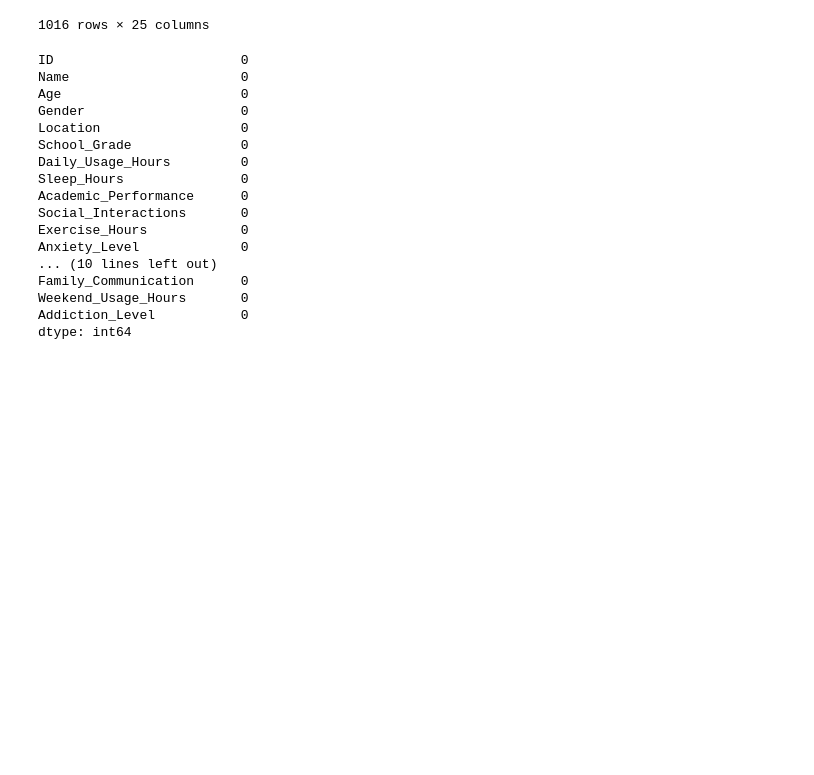
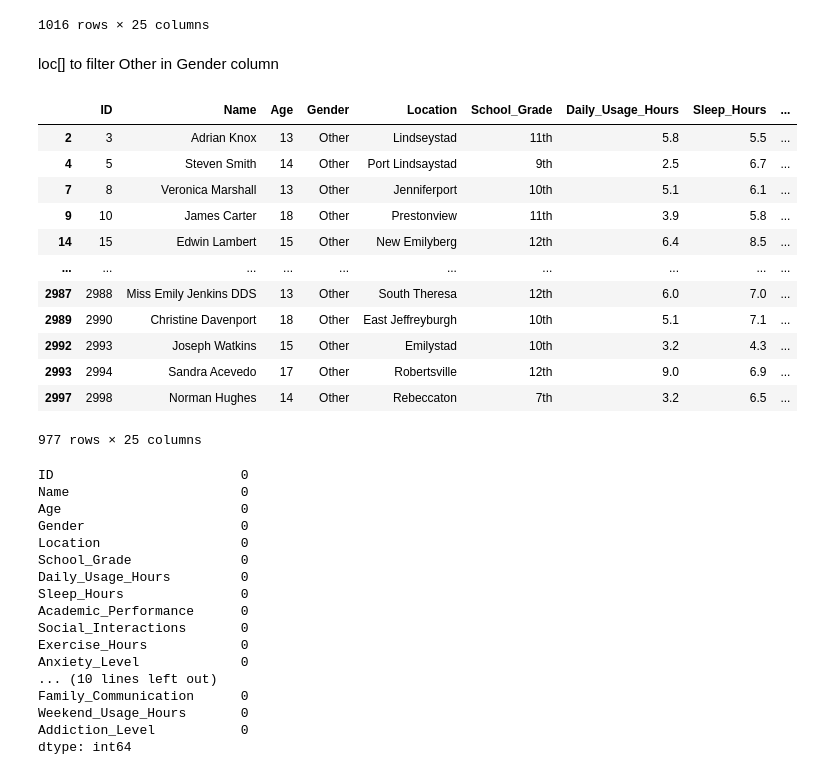
Before and after one commit to shivahari04/smartphone_addiction_analysis, a Jupyter notebook: Notebook/screen_addiction.ipynb, the cells around one changed output. Cells and saved outputs as stored; diff of their text form; code cells hidden in the pictures; blank space fills up the shorter version.

```diff
--- a/Notebook/screen_addiction.ipynb
+++ b/Notebook/screen_addiction.ipynb
@@ -121,6 +175,24 @@ df.loc[(df['Gender'] == 'Male')]
 | 2991 | 2992 | Christina Davila | 16 | Male | Heatherfurt | 11th | 6.3 | 5.7 | ... |
 | 2999 | 3000 | Curtis Johnson | 17 | Male | Lake Alexander | 10th | 3.5 | 6.9 | ... |
 1016 rows × 25 columns
+# %% [markdown]
+loc[] to filter Other in Gender column
+# %%
+df.loc[(df['Gender'] == 'Other')]
+# %% [output]
+|  | ID | Name | Age | Gender | Location | School_Grade | Daily_Usage_Hours | Sleep_Hours | ... |
+| 2 | 3 | Adrian Knox | 13 | Other | Lindseystad | 11th | 5.8 | 5.5 | ... |
+| 4 | 5 | Steven Smith | 14 | Other | Port Lindsaystad | 9th | 2.5 | 6.7 | ... |
+| 7 | 8 | Veronica Marshall | 13 | Other | Jenniferport | 10th | 5.1 | 6.1 | ... |
+| 9 | 10 | James Carter | 18 | Other | Prestonview | 11th | 3.9 | 5.8 | ... |
+| 14 | 15 | Edwin Lambert | 15 | Other | New Emilyberg | 12th | 6.4 | 8.5 | ... |
+| ... | ... | ... | ... | ... | ... | ... | ... | ... | ... |
+| 2987 | 2988 | Miss Emily Jenkins DDS | 13 | Other | South Theresa | 12th | 6.0 | 7.0 | ... |
+| 2989 | 2990 | Christine Davenport | 18 | Other | East Jeffreyburgh | 10th | 5.1 | 7.1 | ... |
+| 2992 | 2993 | Joseph Watkins | 15 | Other | Emilystad | 10th | 3.2 | 4.3 | ... |
+| 2993 | 2994 | Sandra Acevedo | 17 | Other | Robertsville | 12th | 9.0 | 6.9 | ... |
+| 2997 | 2998 | Norman Hughes | 14 | Other | Rebeccaton | 7th | 3.2 | 6.5 | ... |
+977 rows × 25 columns
 # %%
 #find null values
 df.isnull().sum()
```
Also changed, not shown: parts of 11 cells of this notebook.
